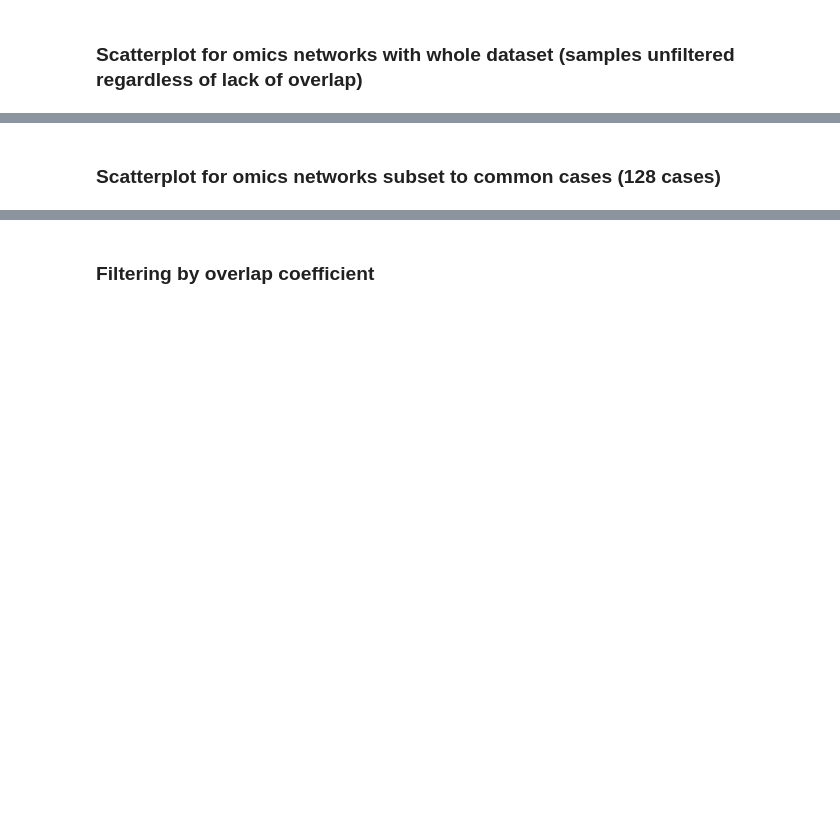
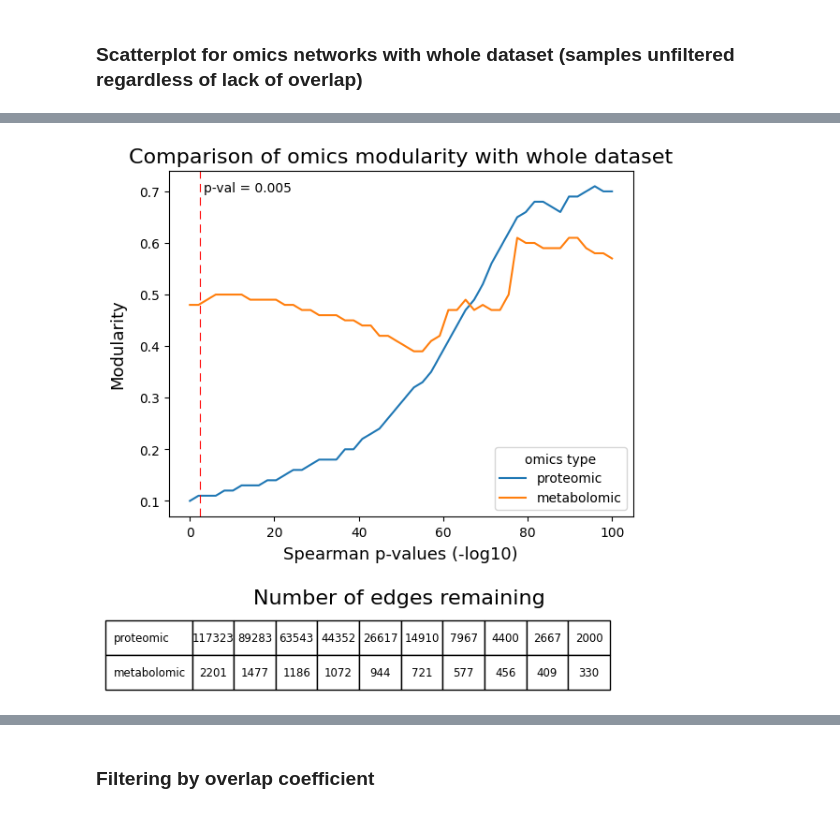
Before and after one commit to j-keung/multiomics-pathway-analysis, a Jupyter notebook: modularity_test.ipynb, the cells around one changed output, grey strips where cells are left out. Saved outputs shown, nothing was run; the diff lists cells and outputs as text; code cells hidden in the pictures; blank space fills up the shorter version.

```diff
--- a/modularity_test.ipynb
+++ b/modularity_test.ipynb
@@ -100,21 +176,27 @@ When filtering at p-val < 0.005 for metabolomic data, modularity is 0.182, prote
 # %% [markdown]
 ### Scatterplot for omics networks with whole dataset (samples unfiltered regardless of lack of overlap)
 # %%
-x = np.logspace(-100, -1.2, num=50)
-proteomic_y = []
-metabolomic_y = []
+x = np.logspace(-100, 0, num=50)
+proteomic_modularity = []
+proteomic_edge = []
+
+metabolomic_modularity = []
+metabolomic_edge = []
 
 for val in x:
-    proteomic_y.append(modularity_test(proteomic,val))
-    metabolomic_y.append(modularity_test(metabolomic,val))
+    proteomic_modularity.append(modularity_test(proteomic,val)[0])
+    proteomic_edge.append(modularity_test(proteomic,val)[1])
+
+    metabolomic_modularity.append(modularity_test(metabolomic,val)[0])
+    metabolomic_edge.append(modularity_test(metabolomic,val)[1])
 # %%
 log_x = -np.log10(x)
 # %%
 
-pval_df = pd.DataFrame({'proteomic' : proteomic_y, 'metabolomic': metabolomic_y})
+pval_df = pd.DataFrame({'proteomic' : proteomic_modularity, 'metabolomic': metabolomic_modularity})
 pval_df.index = log_x
 pval_df_long = pval_df.stack().reset_index()
-pval_df_long = pval_df_long.rename(columns={'level_0': 'Spearman p-value', 'level_1': 'omics type', 0 : 'modularity'})
+pval_df_long = pval_df_long.rename(columns={'level_0': 'Spearman log p-value', 'level_1': 'omics type', 0 : 'modularity'})
 
 
 pval_df_long
@@ -121,17 +217,43 @@ pval_df_long
 # %%
-sns.lineplot(pval_df_long,x = "Spearman p-value", y = "modularity",  hue = "omics type")
+pro_list = list(proteomic_edge[::5])
+pro_list.reverse()
+
+met_list = list(metabolomic_edge[::5])
+met_list.reverse()
+
+
+#Create labels for the rows and columns as tuples
+rowLabels = ['proteomic', 'metabolomic']
+table_data = [pro_list,met_list]
+
+sns.lineplot(pval_df_long,x = "Spearman log p-value", y = "modularity",  hue = "omics type")
 
 plt.title('Comparison of omics modularity with whole dataset',fontsize=16)
+#plt.title('Comparison of omics modularity for common cases',fontsize=16)
 plt.xlabel("Spearman p-values (-log10)",fontsize=13, labelpad=5)
 plt.ylabel("Modularity",fontsize=13, labelpad=10)
 
 plt.axvline(x=-np.log10(0.005), color='red', linewidth=0.8, linestyle='--', dashes=(8, 5))
-plt.text(3, 0.75, "p-val = 0.005",fontsize=10)
+plt.text(3.2, 0.7, "p-val = 0.005",fontsize=10)
 
 #Approximate p-value where the two lines cross
-plt.axvline(x=-np.log10(0.28e-25), color='black', linewidth=0.5, linestyle='--', dashes=(8, 5))
-plt.text(21, 0.65, "p-val = 0.28e-25",fontsize=10)
+#plt.axvline(x=-np.log10(0.28e-25), color='black', linewidth=0.5, linestyle='--', dashes=(8, 5))
+#plt.text(21, 0.65, "p-val = 0.28e-25",fontsize=10)
 
-plt.savefig('Figures/modularity_all.png' ,dpi=200,bbox_inches = 'tight' , pad_inches = 0.2 , facecolor='w')
+
+plt.text(15, -0.1, "Number of edges remaining",fontsize=16)
+
+#Show the table underneath the figure
+table = plt.table(cellText=table_data,
+                  rowLabels=rowLabels,
+                  loc='bottom',
+                  bbox=[0.05, -0.5, 0.9, 0.2], #specify where
+                  cellLoc = "center")
+
+table.auto_set_font_size(False)
+table.set_fontsize(8.5)
+
+#plt.savefig('Figures/modularity_all.png' ,dpi=200,bbox_inches = 'tight' , pad_inches = 0.2 , facecolor='w')
+#plt.savefig('Figures/modularity_commoncases.png' ,dpi=200,bbox_inches = 'tight' , pad_inches = 0.2 , facecolor='w')
+# %% [output]
+[figure, added]
-# %% [markdown]
-### Scatterplot for omics networks subset to common cases (128 cases)
```
Also changed, not shown: parts of 25 cells of this notebook, 1 other file.
